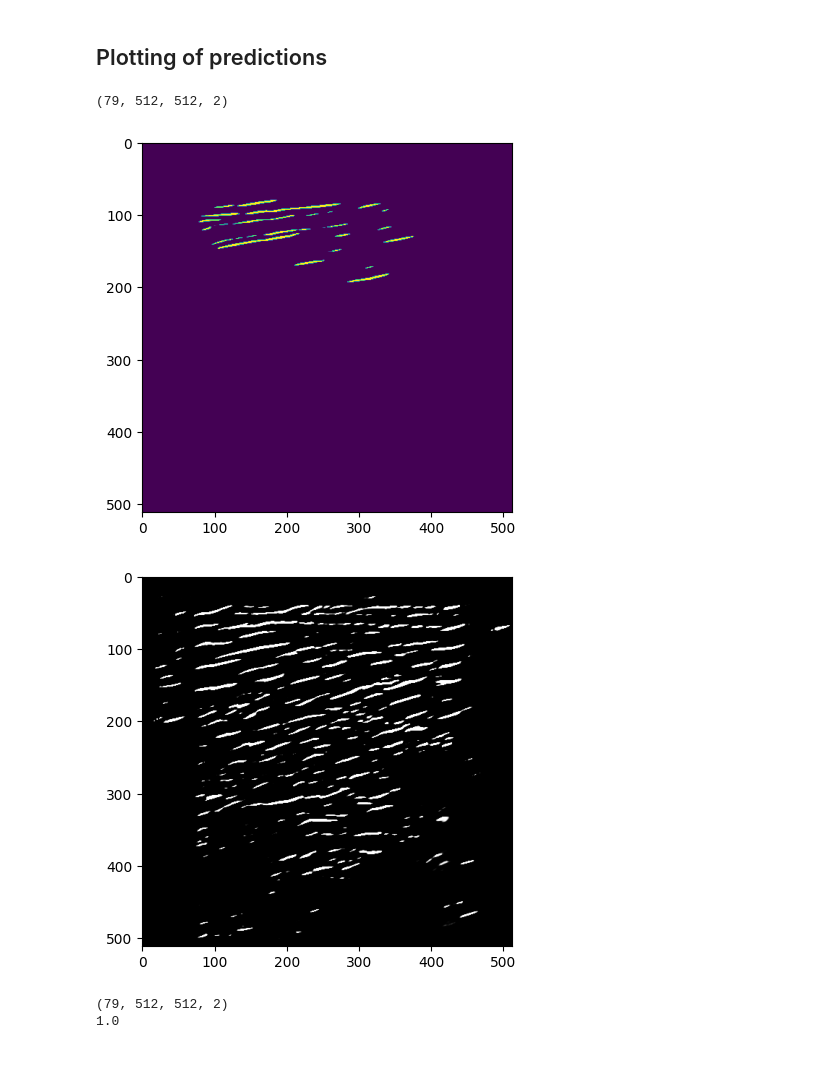
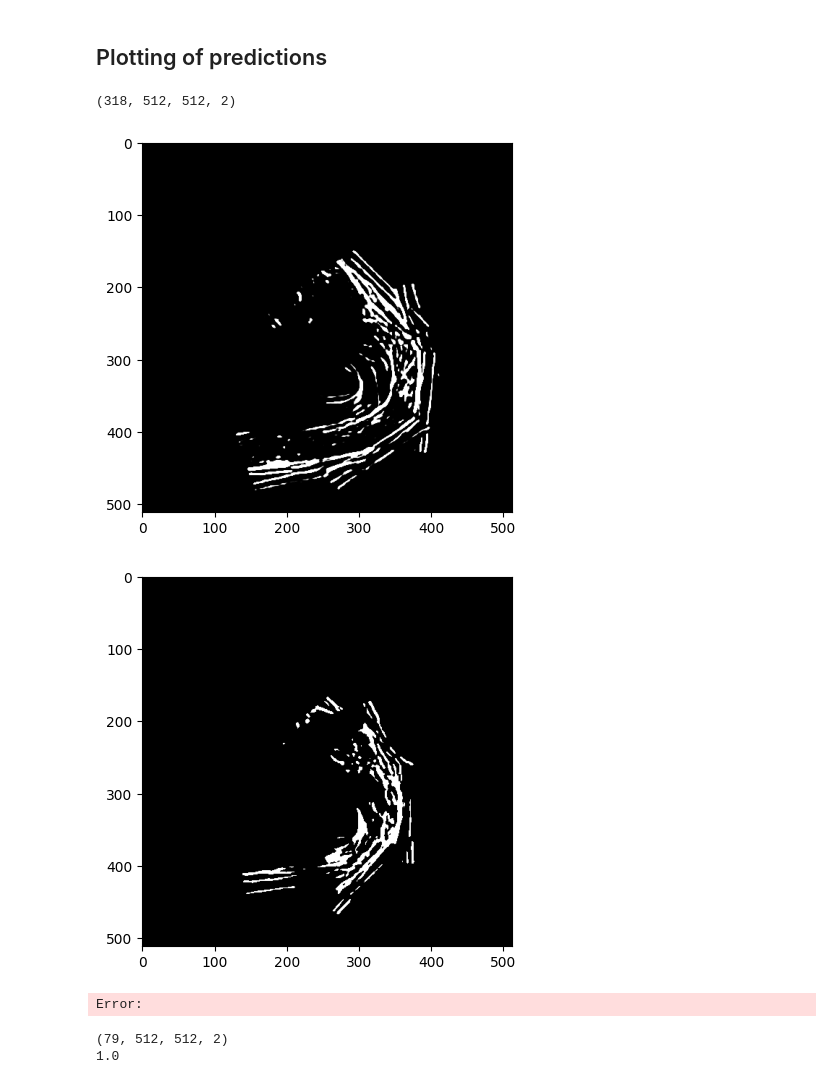
Before and after one commit to dgoncasimao/BA-IFSS, a Jupyter notebook: IFSS_Net-IFSS_conv/IFSS-Net_complex.ipynb, the cells around one changed output. Cells and saved outputs as stored; diff of their text form; code cells hidden in the pictures.

```diff
--- a/IFSS_Net-IFSS_conv/IFSS-Net_complex.ipynb
+++ b/IFSS_Net-IFSS_conv/IFSS-Net_complex.ipynb
@@ -1257,8 +1012,8 @@ WARNING:tensorflow:From c:\Users\diego\miniconda3\envs\my-conda-env\Lib\site-pac
 # .
 # %%
 # Define directories for masks and videos
-mask_directory = 'C:/Users/diego/Bac Sport and Computer Science/BA-arbeit/RepoBA/BA-IFSS/data/compact_analyzed_data/mask'
-video_directory = 'C:/Users/diego/Bac Sport and Computer Science/BA-arbeit/RepoBA/BA-IFSS/data/compact_analyzed_data/volume'
+mask_directory = '../data/analyzed_copy/mask'
+video_directory = '../data/analyzed_copy/volume'
 
 sub_vol_size = 3
 last_ind = sub_vol_size-1
@@ -1284,6 +1039,7 @@ for patient_path in glob.glob(os.path.join(mask_directory, "Patient*")):
 
                         mask = cv2.imread(mask_path, 0)
                         mask = cv2.resize(mask, (512, 512))
+                        mask = cv2.dilate(mask , np.ones((2,2), np.uint8), iterations=1)
                         #mask = np.stack((mask, mask), axis=-1)
                         mask = np.clip(np.where(mask>100, mask, 0), 0, 1)
                         mask = np.expand_dims(mask, -1)
@@ -1316,7 +1072,6 @@ for patient_path in glob.glob(os.path.join(video_directory, "Patient*")):
                 frame_dataset = []
 
                 for frame_path in glob.glob(os.path.join(mzp_path,"*.tif")):
-
                         frame = cv2.imread(frame_path, 1)
                         frame = cv2.resize(frame, (512,512))
                         frame = cv2.cvtColor(frame, cv2.COLOR_BGR2GRAY)
@@ -1356,7 +1111,7 @@ for patient_path in glob.glob(os.path.join(video_directory, "Patient*")):
 x_train = image_dataset
 y_train = m_dataset
 
- #print(len(x_train), len(y_train))
+print(len(x_train), len(y_train))
 # Weakly supervised learning
 #x_train = np.array(image_dataset, dtype=object)
 #y_train = mask_dataset_complete
@@ -2003,8 +1775,8 @@ test_model(x_test, y_test)
 # %% [markdown]
 ## Load data for prediction
 # %%
-mask_directory = 'C:/Users/camen/Documents/Carla_Master_Thesis/Data_IFSS/pred_mask/video_2/'
-video_directory = 'C:/Users/camen/Documents/Carla_Master_Thesis/Data_IFSS/pred_video/video_2/'
+mask_directory = '../data/test/mask/MZP1/'
+video_directory = '../data/test/volume/MZP1/'
 
 #model = load_model('IFSS_checkpoint_epoch09.weights.h5', custom_objects={'focal_tversky': focal_tversky, 'IoU': IoU})
 
@@ -2131,19 +1904,20 @@ print(total_time)
 ## Plotting of predictions
 # %%
 predictions = np.array(predictions)
-threshold = 0.00
+threshold = 0.5
 predictions_thresh = (predictions > threshold).astype(np.float32)
 print(predictions_thresh.shape)
 
 
-plt.imshow(predictions[0, :, :, 0])
+plt.imshow(predictions[100, :, :, 0], cmap='gray')
 plt.show()
-plt.imshow(predictions[5, :, :, 0], cmap='gray')
+plt.imshow(predictions_thresh[5, :, :, 0], cmap='gray')
 plt.show()
 # %% [output]
-(79, 512, 512, 2)
+(318, 512, 512, 2)
-[figure, old version]
+[figure, new version]
-[figure, old version]
+[figure, new version]
+Error:
 # %%
 import numpy as np
 import matplotlib.pyplot as plt
```
Also changed, not shown: parts of 18 cells of this notebook, 9 other files.
